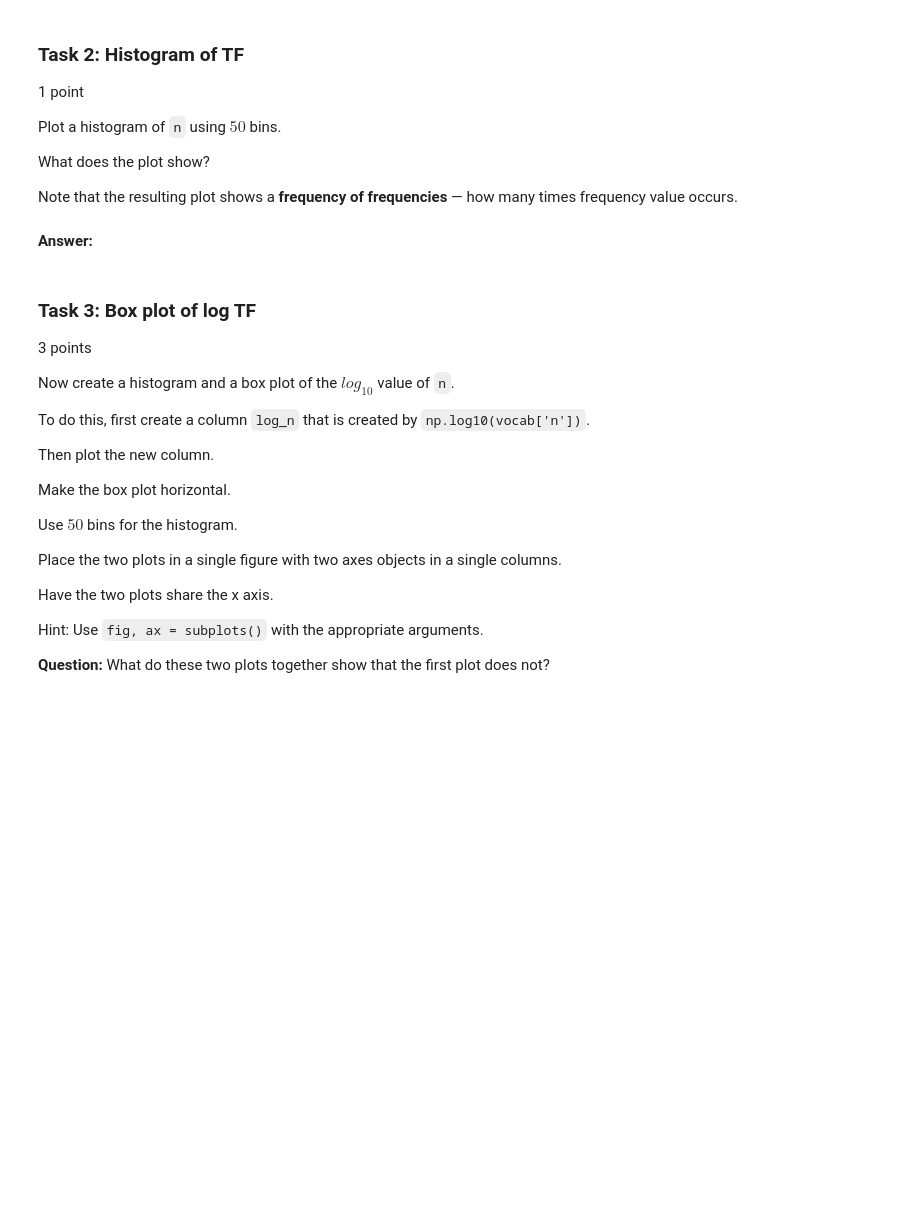
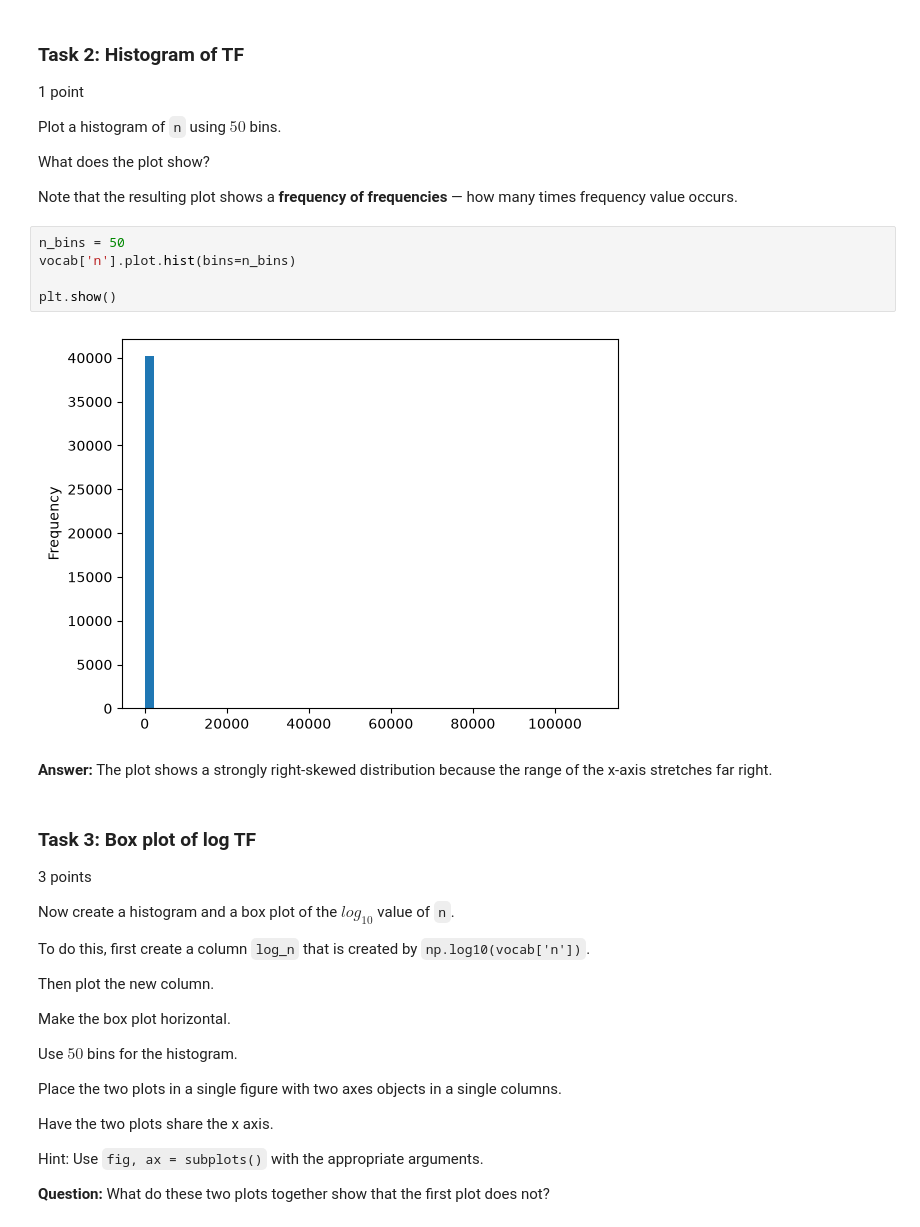
Before and after one commit to lindale36/ds2023, a Jupyter notebook: W05_Lab.ipynb, the cells around one changed output. Cells and saved outputs as stored; diff of their text form; blank space fills up the shorter version.

```diff
--- a/W05_Lab.ipynb
+++ b/W05_Lab.ipynb
@@ -116,8 +120,16 @@ Plot a histogram of `n` using $50$ bins.
 What does the plot show?
 
 Note that the resulting plot shows a **frequency of frequencies** &mdash; how many times frequency value occurs.
+# %%
+n_bins = 50
+vocab['n'].plot.hist(bins=n_bins)
+
+plt.show()
+# %% [output]
+[figure, added]
 # %% [markdown]
 **Answer:**
+The plot shows a strongly right-skewed distribution because the range of the x-axis stretches far right.
 # %% [markdown]
 ### Task 3: Box plot of log TF
 
```
Also changed, not shown: parts of 14 cells of this notebook.
